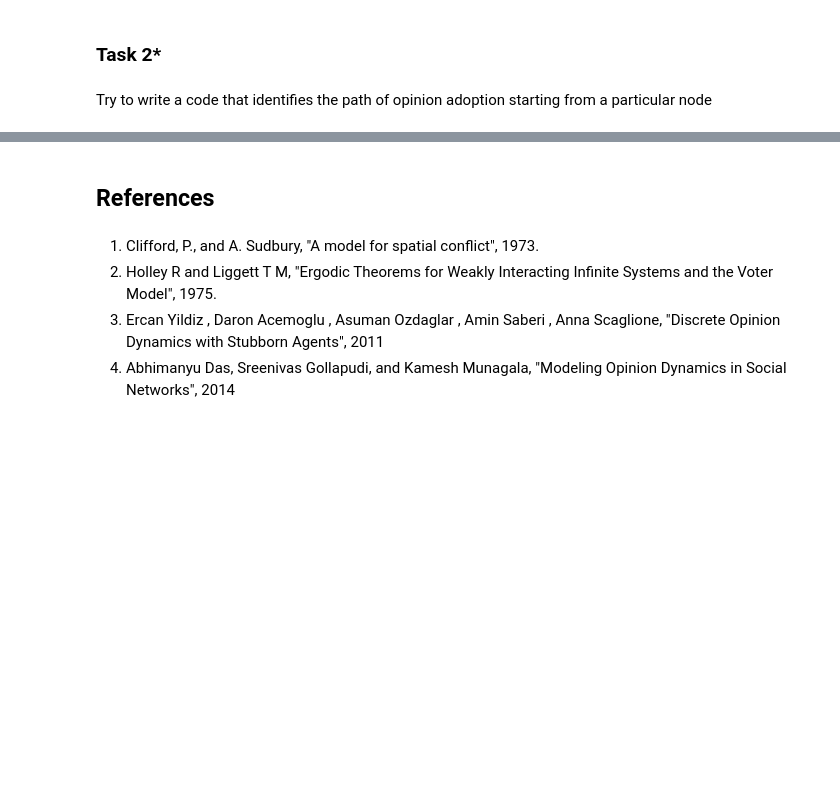
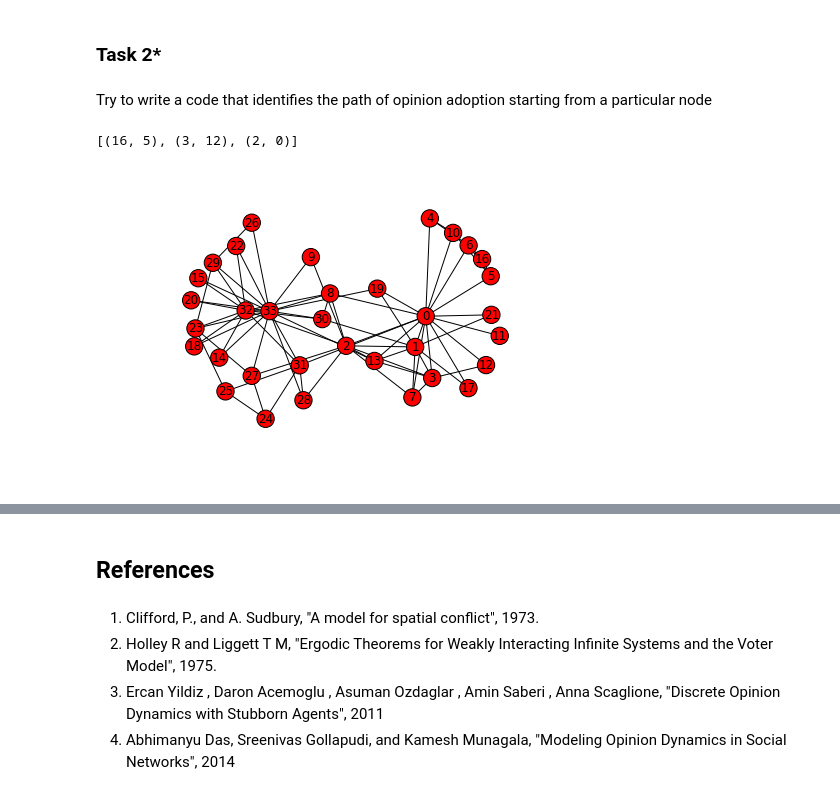
Before and after one commit to shestakoff/social_ntwks, a Jupyter notebook: social_learning.ipynb, the cells around one changed output, grey strips where cells are left out. Cells and saved outputs as stored; diff of their text form; code cells hidden in the pictures; blank space fills up the shorter version.

```diff
--- a/social_learning.ipynb
+++ b/social_learning.ipynb
@@ -48,0 +82,8 @@ Try to write a code that identifies the path of opinion adoption starting from a
+# %%
+path[0:3]
+# %% [output]
+[(16, 5), (3, 12), (2, 0)]
+# %%
+nx.draw(G, with_labels=True)
+# %% [output]
+[figure, added]
```
Also changed, not shown: parts of 13 cells of this notebook.
